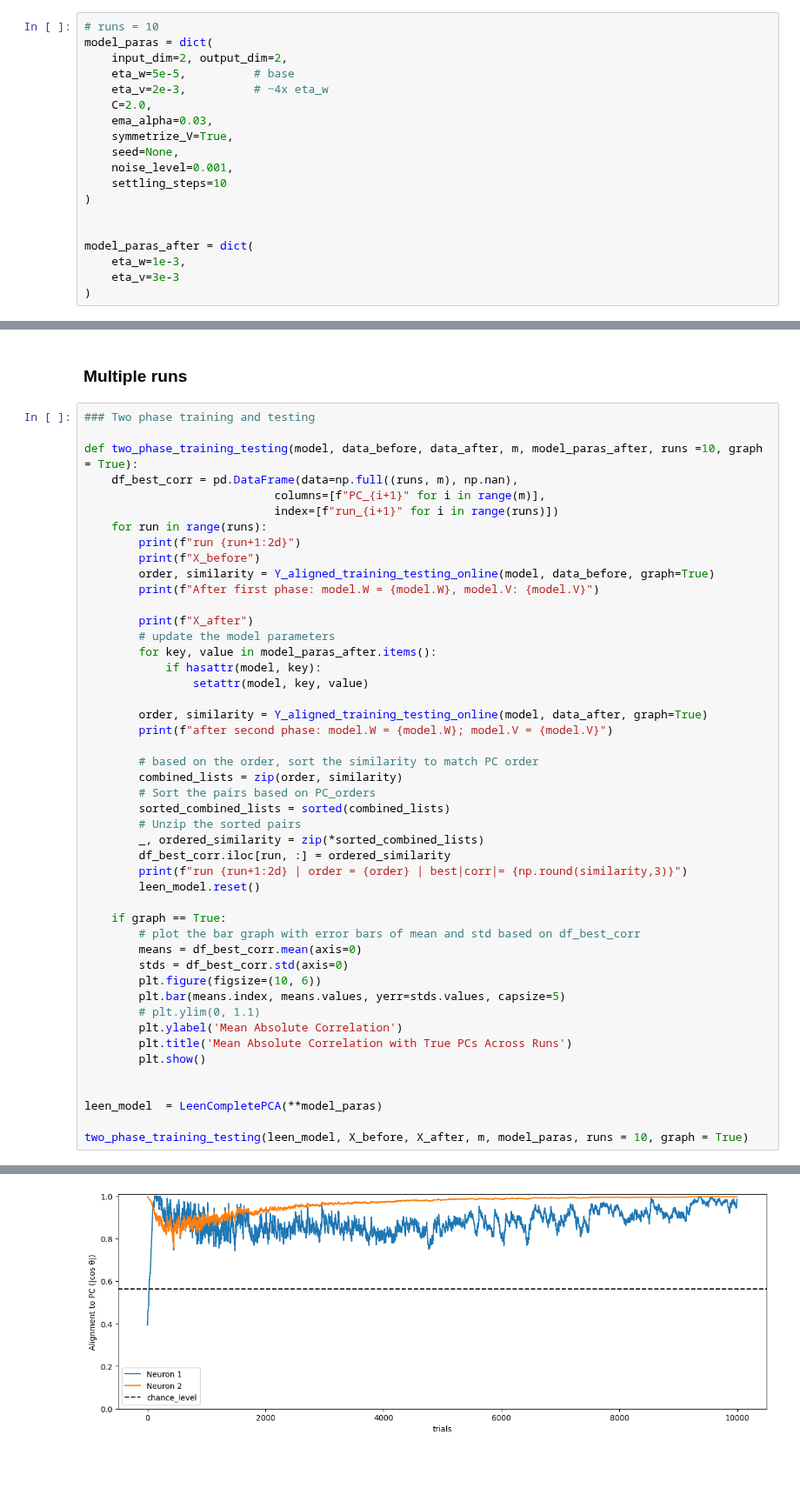
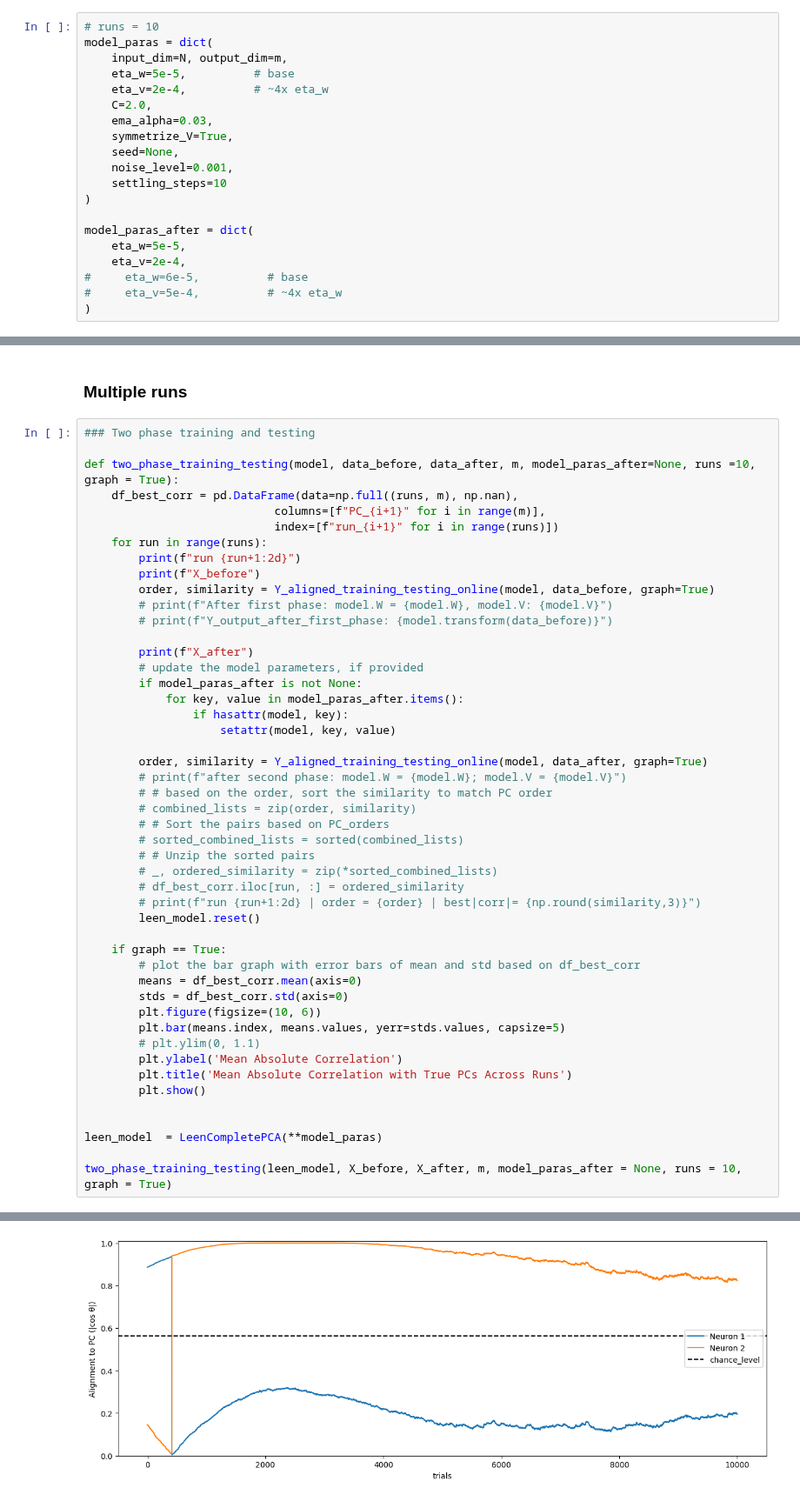
Before and after one commit to neuralalgorithms/representational-drift, a Jupyter notebook: model_drift.ipynb, the cells around one changed output, grey strips where cells are left out. Shown at 87% size. Saved outputs shown, nothing was run; the diff lists cells and outputs as text; blank space fills up the shorter version.

```diff
--- a/model_drift.ipynb
+++ b/model_drift.ipynb
@@ -150,9 +187,9 @@ def run_experiment(model, data, m, runs = 10, graph = False):
 # %%
 # runs = 10
 model_paras = dict(
-    input_dim=2, output_dim=2,
+    input_dim=N, output_dim=m,
     eta_w=5e-5,          # base
-    eta_v=2e-3,          # ~4x eta_w
+    eta_v=2e-4,          # ~4x eta_w
     C=2.0,
     ema_alpha=0.03,
     symmetrize_V=True,
@@ -161,10 +198,11 @@ model_paras = dict(
     settling_steps=10
 )
 
-
 model_paras_after = dict(
-    eta_w=1e-3,
-    eta_v=3e-3
+    eta_w=5e-5,
+    eta_v=2e-4,
+#     eta_w=6e-5,          # base
+#     eta_v=5e-4,          # ~4x eta_w
 )
 # %% [markdown]
 ### Single run
@@ -182,7 +220,7 @@ model_paras_after = dict(
 # %%
 ### Two phase training and testing
 
-def two_phase_training_testing(model, data_before, data_after, m, model_paras_after, runs =10, graph = True):
+def two_phase_training_testing(model, data_before, data_after, m, model_paras_after=None, runs =10, graph = True):
     df_best_corr = pd.DataFrame(data=np.full((runs, m), np.nan),
                             columns=[f"PC_{i+1}" for i in range(m)],
                             index=[f"run_{i+1}" for i in range(runs)])
@@ -190,25 +228,26 @@ def two_phase_training_testing(model, data_before, data_after, m, model_paras_af
         print(f"run {run+1:2d}")
         print(f"X_before")
         order, similarity = Y_aligned_training_testing_online(model, data_before, graph=True)
-        print(f"After first phase: model.W = {model.W}, model.V: {model.V}")
+        # print(f"After first phase: model.W = {model.W}, model.V: {model.V}")
+        # print(f"Y_output_after_first_phase: {model.transform(data_before)}")
 
         print(f"X_after")
-        # update the model parameters
-        for key, value in model_paras_after.items():
-            if hasattr(model, key):
-                setattr(model, key, value)
+        # update the model parameters, if provided
+        if model_paras_after is not None:
+            for key, value in model_paras_after.items():
+                if hasattr(model, key):
+                    setattr(model, key, value)
 
         order, similarity = Y_aligned_training_testing_online(model, data_after, graph=True)
-        print(f"after second phase: model.W = {model.W}; model.V = {model.V}")
-
-        # based on the order, sort the similarity to match PC order
-        combined_lists = zip(order, similarity)
-        # Sort the pairs based on PC_orders
-        sorted_combined_lists = sorted(combined_lists)
-        # Unzip the sorted pairs
-        _, ordered_similarity = zip(*sorted_combined_lists)
-        df_best_corr.iloc[run, :] = ordered_similarity
-        print(f"run {run+1:2d} | order = {order} | best|corr|= {np.round(similarity,3)}")
+        # print(f"after second phase: model.W = {model.W}; model.V = {model.V}")
+        # # based on the order, sort the similarity to match PC order
+        # combined_lists = zip(order, similarity)
+        # # Sort the pairs based on PC_orders
+        # sorted_combined_lists = sorted(combined_lists)
+        # # Unzip the sorted pairs
+        # _, ordered_similarity = zip(*sorted_combined_lists)
+        # df_best_corr.iloc[run, :] = ordered_similarity
+        # print(f"run {run+1:2d} | order = {order} | best|corr|= {np.round(similarity,3)}")
         leen_model.reset()
 
     if graph == True:
@@ -225,7 +264,7 @@ def two_phase_training_testing(model, data_before, data_after, m, model_paras_af
 
 leen_model  = LeenCompletePCA(**model_paras)
 
-two_phase_training_testing(leen_model, X_before, X_after, m, model_paras, runs = 10, graph = True)
+two_phase_training_testing(leen_model, X_before, X_after, m, model_paras_after = None, runs = 10, graph = True)
 # %% [output]
 run  1
 X_before
@@ -245 +282 @@ step 9000 | order = [1 0] | best|corr|= [0.898 0.995]
-[figure, old version]
+[figure, new version]
```
Also changed, not shown: parts of 4 cells of this notebook, 1 other file.
